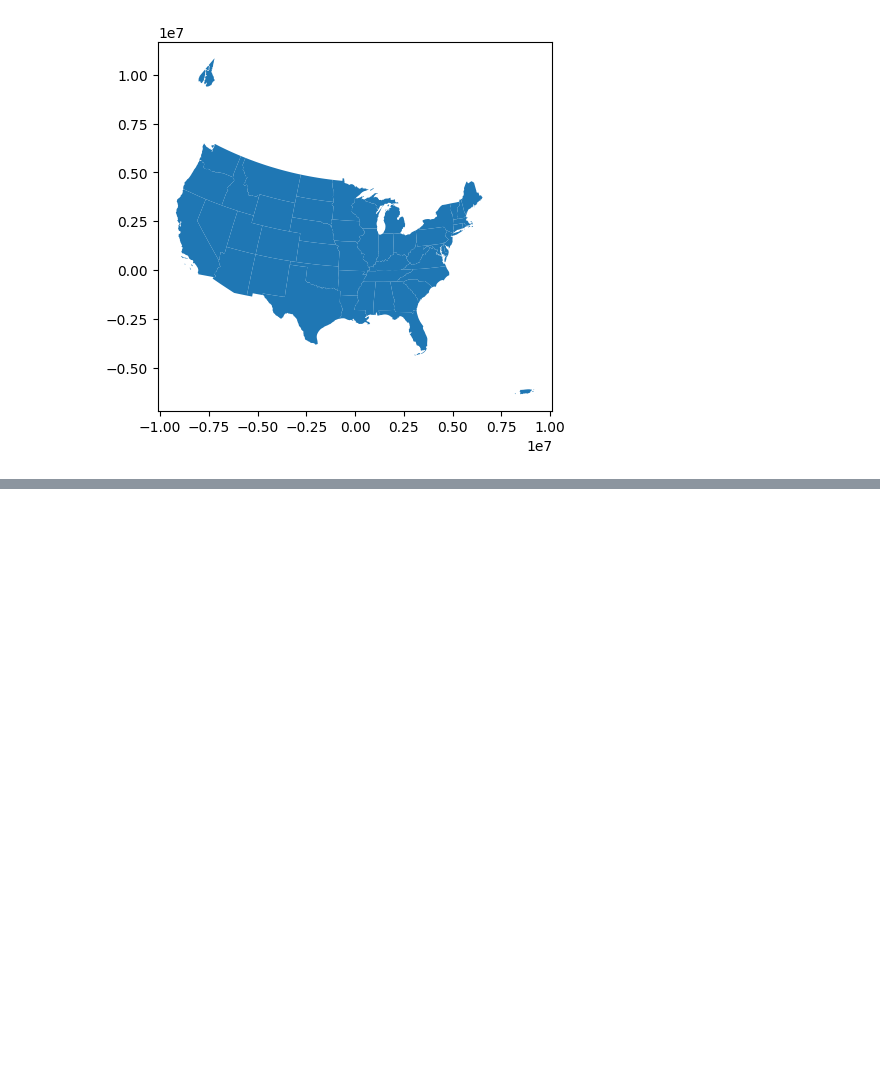
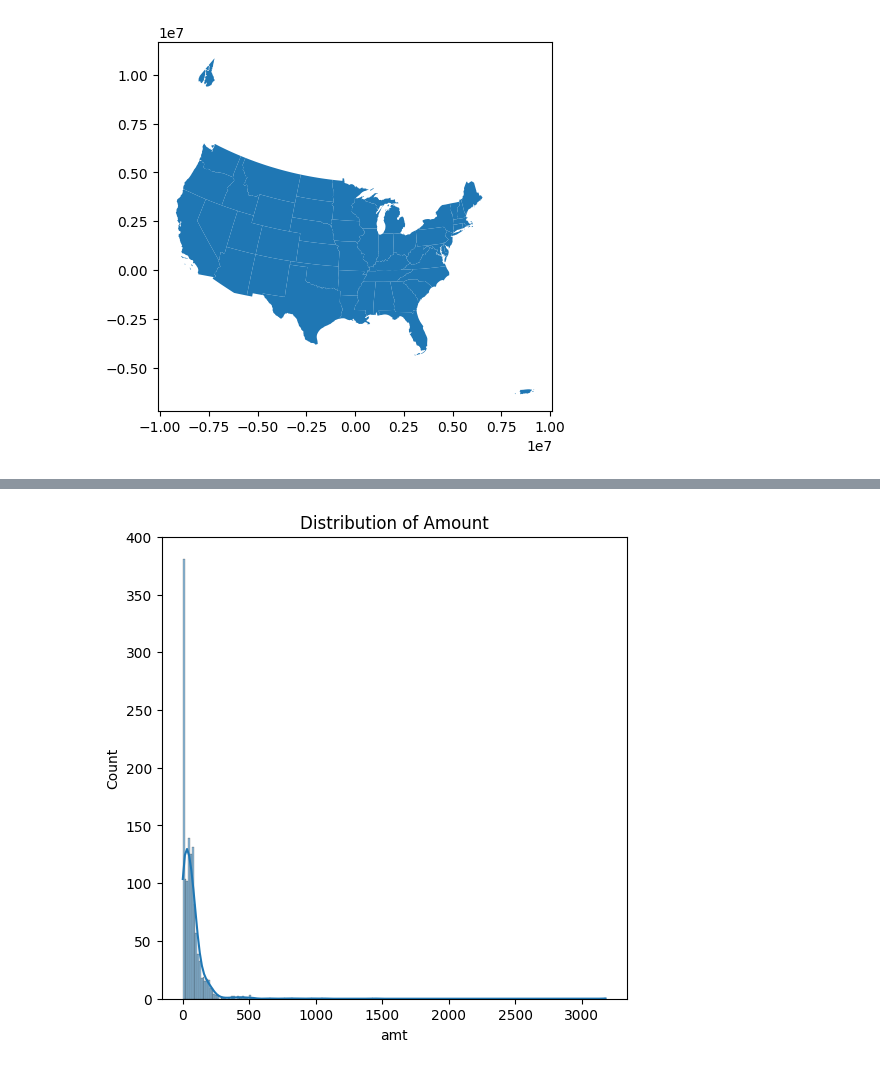
Before and after one commit to HarshGujarathi7/Data-Science-in-Finance--Independent-Study, a Jupyter notebook: Fraud_Detection.ipynb, the cells around one changed output, grey strips where cells are left out. Saved outputs shown, nothing was run; the diff lists cells and outputs as text; code cells hidden in the pictures; blank space fills up the shorter version.

```diff
--- a/Fraud_Detection.ipynb
+++ b/Fraud_Detection.ipynb
@@ -50,0 +53,2 @@ usa_shp.plot()
+# %%
+dc_data = pd.read_csv('data_camp.csv')
@@ -50,0 +161,2 @@ usa_shp.plot()
+# %%
+dc_data.drop(columns=['trans_date_trans_time','lat','long','city_pop','dob','trans_num','merch_lat','merch_long'], inplace=True)
@@ -50,0 +206,11 @@ usa_shp.plot()
+# %%
+import matplotlib.pyplot as plt
+import seaborn as sns
+
+# Distribution of amount (amt)
+plt.figure(figsize=(6, 6))
+sns.histplot(dc_data['amt'], kde=True)
+plt.title('Distribution of Amount')
+plt.show()
+# %% [output]
+[figure, added]
```
Also changed, not shown: parts of 17 cells of this notebook.
